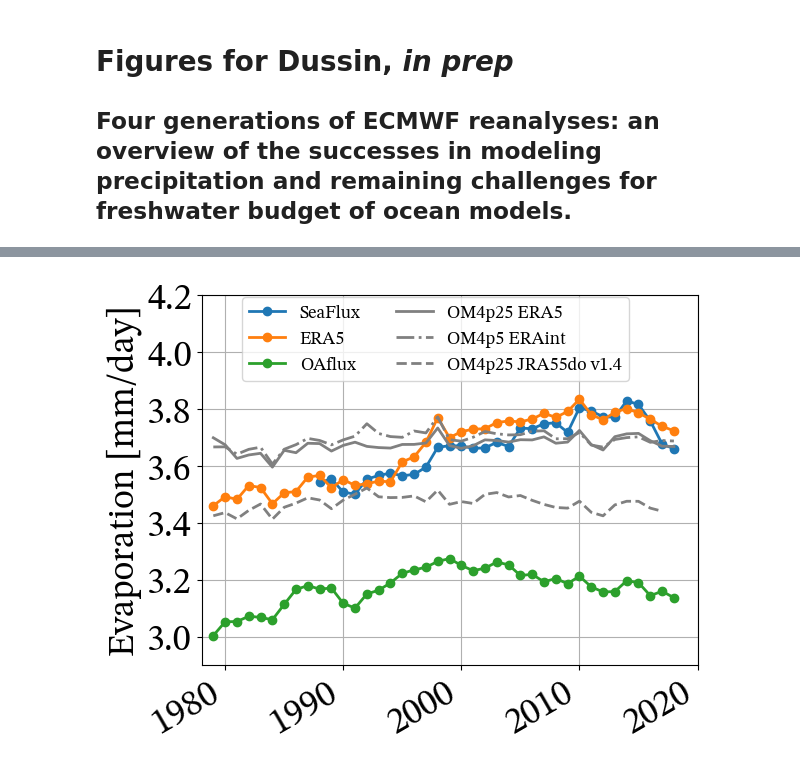
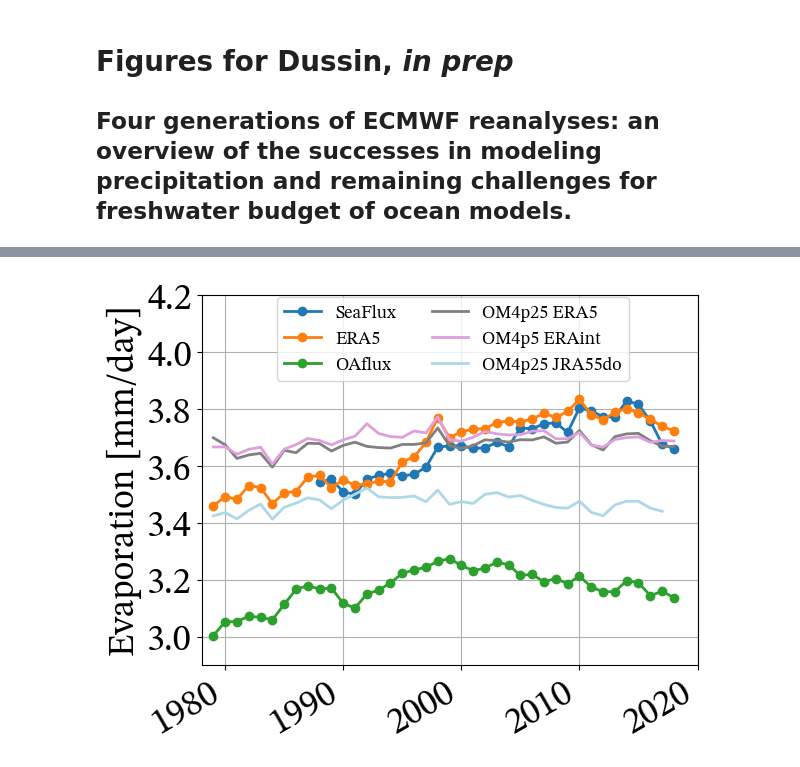
Before and after one commit to raphaeldussin/publications_material, a Jupyter notebook: Dussin_Freshwater_ECMWF_ERA5.ipynb, the cells around one changed output, grey strips where cells are left out. Saved outputs shown, nothing was run; the diff lists cells and outputs as text; code cells hidden in the pictures.

```diff
--- a/Dussin_Freshwater_ECMWF_ERA5.ipynb
+++ b/Dussin_Freshwater_ECMWF_ERA5.ipynb
@@ -66,37 +175,37 @@ if use_stix:
 # load data
 evap_plt = xr.open_dataset("data_Dussin_Precips_ECMWF/ts_evap_compare_grd_oaflux_1deg+era+jra.nc")
 
 # plot
 plt.rcParams.update({"font.size": 26})
 plt.figure()
 ax = plt.axes()
 kwargs=dict(yincrease=True, linewidth=2)
 
 pltime = evap_plt["time"] - np.timedelta64(364, 'D')
 evap_plt["time"] = pltime
 
-evap_plt["seaflux"].plot(ax=ax, label="SeaFlux", marker="o", **kwargs)
-evap_plt["era5"].plot(ax=ax, label="ERA5", marker="o", **kwargs)
-evap_plt["oaflux"].plot(ax=ax, label="OAflux", marker="o", **kwargs)
+evap_plt["seaflux"].plot(ax=ax, label="SeaFlux", color="tab:blue", marker="o", **kwargs)
+evap_plt["era5"].plot(ax=ax, label="ERA5", color="tab:orange", marker="o", **kwargs)
+evap_plt["oaflux"].plot(ax=ax, label="OAflux", color="tab:green", marker="o", **kwargs)
 evap_plt["om4_adjustrest"].plot(ax=ax, label="OM4p25 ERA5",color="grey", linestyle="-", **kwargs)
-evap_plt["erai_adjusted"].plot(ax=ax, label="OM4p5 ERAint", color="grey", linestyle="-.", **kwargs)
-evap_plt["jra_c6"].plot(ax=ax, label="OM4p25 JRA55do v1.4", color="grey", linestyle="--", **kwargs)
+evap_plt["erai_adjusted"].plot(ax=ax, label="OM4p5 ERAint", color="plum", linestyle="-", **kwargs)
+evap_plt["jra_c6"].plot(ax=ax, label="OM4p25 JRA55do", color="lightblue", linestyle="-", **kwargs)
 
 plt.xticks([np.datetime64("1980-01-01"),
             np.datetime64("1990-01-01"),
             np.datetime64("2000-01-01"),
             np.datetime64("2010-01-01"),
             np.datetime64("2020-01-01"),],
            ["1980", "1990", "2000", "2010", "2020"])
 plt.yticks([3.0,3.2,3.4,3.6,3.8,4.0,4.2])
 
 plt.xlabel("")
 plt.ylabel("Evaporation [mm/day]")
 plt.legend(fontsize=13, ncols=2, bbox_to_anchor=[0.88,1.02], frameon=True)
 plt.grid()
 plt.xlim([np.datetime64("1978-01-01"), np.datetime64("2020-01-01")])
 plt.ylim([2.9, 4.2])
 plt.draw()
-#plt.savefig("evaporation_comparation.png", bbox_inches="tight")
+plt.savefig("fig_evaporation_comparation.png", bbox_inches="tight")
 # %% [output]
-[figure, old version]
+[figure, new version]
```
Also changed, not shown: parts of 7 cells of this notebook, 8 other files.
